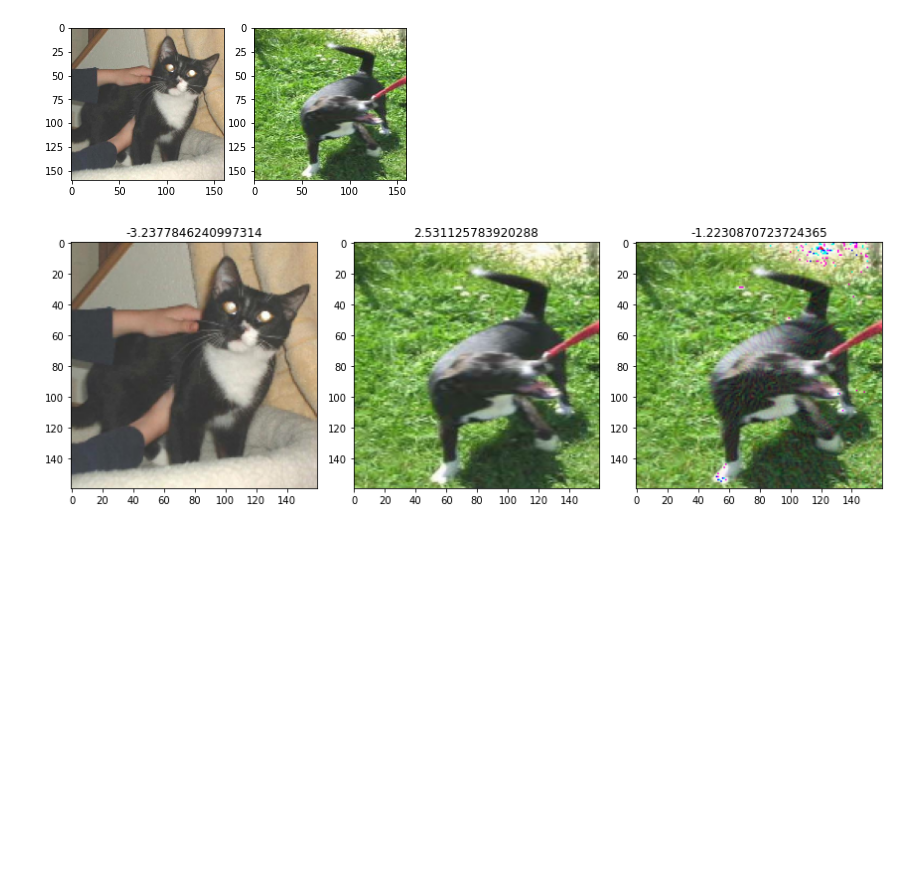
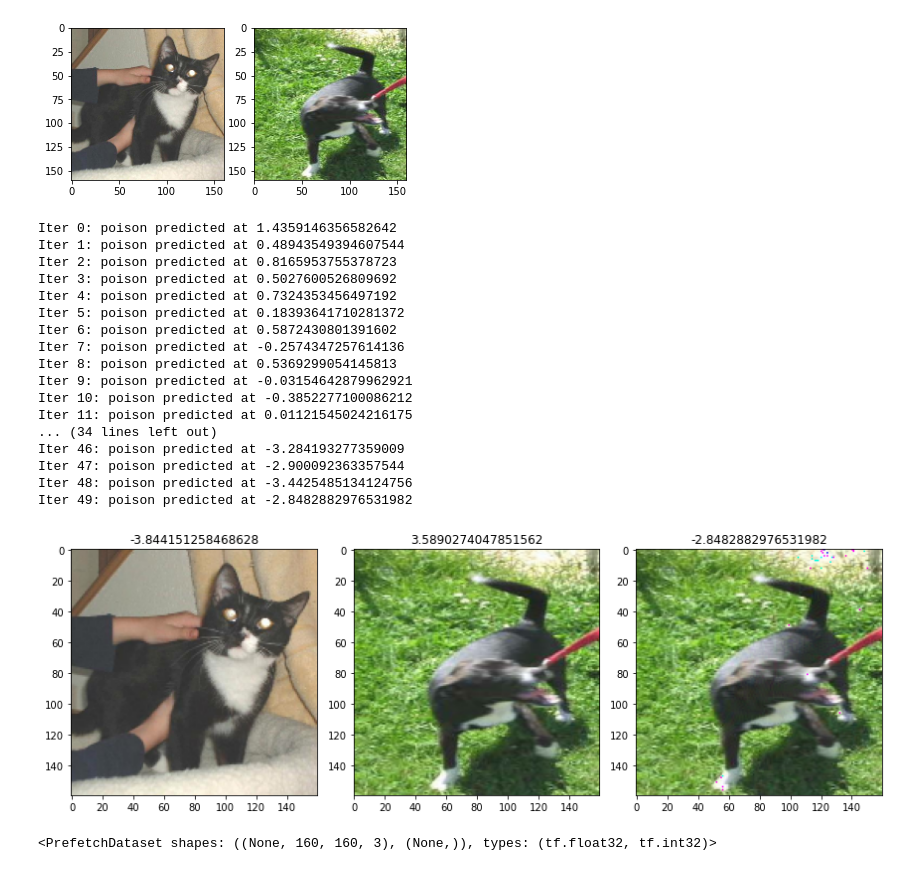
Before and after one commit to WileyCorning/CS782-poison-frogs, a Jupyter notebook: transfer-learning-attack.ipynb, the cells around one changed output. Saved outputs shown, nothing was run; the diff lists cells and outputs as text; code cells hidden in the pictures; blank space fills up the shorter version.

```diff
--- a/transfer-learning-attack.ipynb
+++ b/transfer-learning-attack.ipynb
@@ -167,4 +240,4 @@ model.summary()
 # %%
-# should only be two class objects (tf.Variable)
-len(model.trainable_variables)
+model = make_classifier_model(base_model)
+history = train_model(model,train_dataset,validation_dataset)
 # %% [output]
@@ -214,8 +264,8 @@ def compute_forward_gradient(model,x_val,t_val):
     t_mu = tf.constant(t_val)
     with tf.GradientTape() as tape:
         tape.watch(x_mu)
-        x_out = model(x_mu)
-        t_out = model(t_mu)
+        x_out = model(x_mu,training=False)
+        t_out = model(t_mu,training=False)
         loss = tf.norm(x_out - t_out)**2
         return tape.gradient(loss,x_mu)
 
@@ -228,11 +278,12 @@ def backward_update(x_hat_val,b_val,rate_lambda,coef_beta):
     return (x_hat_val + rate_lambda*coef_beta*b_val) / (1 + rate_lambda*coef_beta)
 
 # Naive implementation of Algorithm 1: Poisoning Example Generation
-def algo_1(model,t_val,b_val, rate_lambda, coef_beta, n_iter):
+def algo_1(model, feature_model,t_val,b_val, rate_lambda, coef_beta, n_iter):
     x = b_val
     for i in range(n_iter):
-        x = forward_update(model,x,t_val,rate_lambda)
+        x = forward_update(feature_model,x,t_val,rate_lambda)
         x = backward_update(x,b_val,rate_lambda,coef_beta)
+        print(f"Iter {i}: poison predicted at {model.predict(x).item()}")
     return x
 
 def get_penultimate_layer_model(model):
@@ -243,19 +294,21 @@ def ez_imshow(img):
 
 # Assumes img_t, img_b are of shape (1, M, N, 3)
 def demo_algo_1(model, img_t, img_b, rate_lambda, coef_beta, n_iter):
-    img_p = algo_1(get_penultimate_layer_model(model),img_t, img_b, rate_lambda, coef_beta,n_iter)
+    img_p = algo_1(model,get_penultimate_layer_model(model),img_t, img_b, rate_lambda, coef_beta,n_iter)
     plt.figure(figsize=(12,4))
     plt.subplot(1,3,1)
     ez_imshow(img_t)
-    plt.title(model.predict(img_t,0).item())
+    plt.title(model.predict(img_t).item())
     plt.subplot(1,3,2)
     ez_imshow(img_b)
-    plt.title(model.predict(img_b,0).item())
+    plt.title(model.predict(img_b).item())
     plt.subplot(1,3,3)
     ez_imshow(img_p)
-    plt.title(model.predict(img_p,0).item())
+    plt.title(model.predict(img_p).item())
     plt.tight_layout()
     plt.show()
+
+    return img_p
 # %%
 subject_dataset = tf.keras.utils.image_dataset_from_directory(validation_dir,shuffle=False,batch_size=BATCH_SIZE,image_size=IMG_SIZE)
 
@@ -292,6 +343,27 @@ subject_dataset_ub = subject_dataset.unbatch()
 # %% [output]
 [figure]
 # %%
-demo_algo_1(model,_target_image,_base_image, 100, 0.001, 20)
+_poison_image = demo_algo_1(model,_target_image,_base_image, 20, 0.001, 50)
 # %% [output]
+Iter 0: poison predicted at 1.4359146356582642
+Iter 1: poison predicted at 0.48943549394607544
+Iter 2: poison predicted at 0.8165953755378723
+Iter 3: poison predicted at 0.5027600526809692
+Iter 4: poison predicted at 0.7324353456497192
+Iter 5: poison predicted at 0.18393641710281372
+Iter 6: poison predicted at 0.5872430801391602
+Iter 7: poison predicted at -0.2574347257614136
+Iter 8: poison predicted at 0.5369299054145813
+Iter 9: poison predicted at -0.03154642879962921
+Iter 10: poison predicted at -0.3852277100086212
+Iter 11: poison predicted at 0.01121545024216175
+... (34 lines left out)
+Iter 46: poison predicted at -3.284193277359009
+Iter 47: poison predicted at -2.900092363357544
+Iter 48: poison predicted at -3.4425485134124756
+Iter 49: poison predicted at -2.8482882976531982
-[figure, old version]
+[figure, new version]
+# %%
+train_dataset
+# %% [output]
+<PrefetchDataset shapes: ((None, 160, 160, 3), (None,)), types: (tf.float32, tf.int32)>
```
Also changed, not shown: parts of 13 cells of this notebook.
